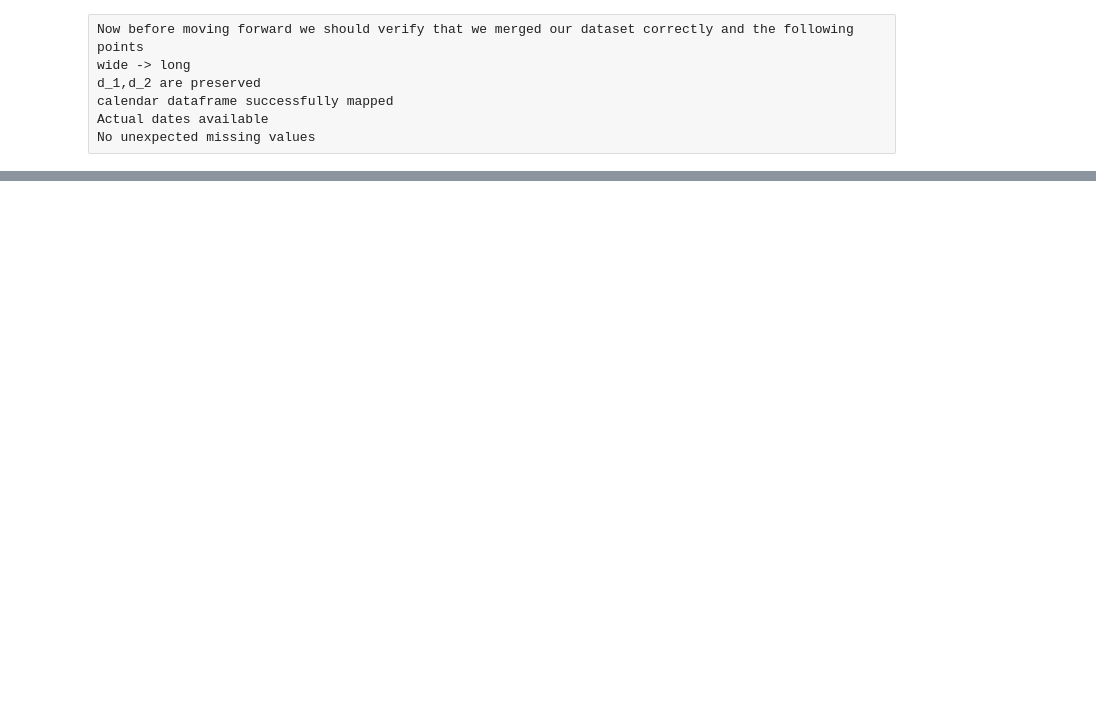
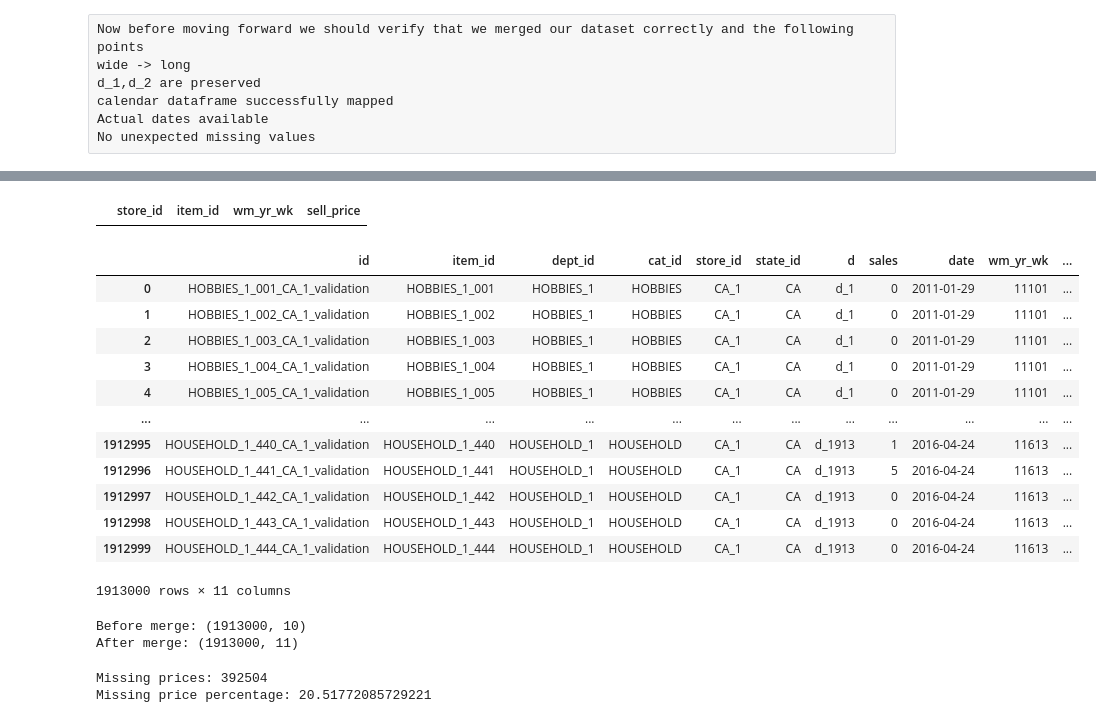
Before and after one commit to piyushmishra76/ai-supply-chain-intelligence, a Jupyter notebook: notebooks/02_data_transformation.ipynb, the cells around one changed output, grey strips where cells are left out. Drawn from its saved outputs; the diff is of its cells as text; code cells hidden in the pictures; blank space fills up the shorter version.

```diff
--- a/notebooks/02_data_transformation.ipynb
+++ b/notebooks/02_data_transformation.ipynb
@@ -154,0 +229,45 @@ sales_long[sales_long["d"]=="d_2"][["item_id", "store_id", "d", "date", "sales"]
+# %%
+prices[
+    (prices["item_id"] == "HOBBIES_1_001") &
+    (prices["store_id"] == "CA_1") &
+    (prices["wm_yr_wk"] == 11101)
+]
+# %% [output]
+|  | store_id | item_id | wm_yr_wk | sell_price |
+# %%
+test_merge = sales_long.merge(
+    prices,
+    on=["store_id", "item_id", "wm_yr_wk"],
+    how="left"
+)
+test_merge
+# %% [output]
+|  | id | item_id | dept_id | cat_id | store_id | state_id | d | sales | date | wm_yr_wk | ... |
+| 0 | HOBBIES_1_001_CA_1_validation | HOBBIES_1_001 | HOBBIES_1 | HOBBIES | CA_1 | CA | d_1 | 0 | 2011-01-29 | 11101 | ... |
+| 1 | HOBBIES_1_002_CA_1_validation | HOBBIES_1_002 | HOBBIES_1 | HOBBIES | CA_1 | CA | d_1 | 0 | 2011-01-29 | 11101 | ... |
+| 2 | HOBBIES_1_003_CA_1_validation | HOBBIES_1_003 | HOBBIES_1 | HOBBIES | CA_1 | CA | d_1 | 0 | 2011-01-29 | 11101 | ... |
+| 3 | HOBBIES_1_004_CA_1_validation | HOBBIES_1_004 | HOBBIES_1 | HOBBIES | CA_1 | CA | d_1 | 0 | 2011-01-29 | 11101 | ... |
+| 4 | HOBBIES_1_005_CA_1_validation | HOBBIES_1_005 | HOBBIES_1 | HOBBIES | CA_1 | CA | d_1 | 0 | 2011-01-29 | 11101 | ... |
+| ... | ... | ... | ... | ... | ... | ... | ... | ... | ... | ... | ... |
+| 1912995 | HOUSEHOLD_1_440_CA_1_validation | HOUSEHOLD_1_440 | HOUSEHOLD_1 | HOUSEHOLD | CA_1 | CA | d_1913 | 1 | 2016-04-24 | 11613 | ... |
+| 1912996 | HOUSEHOLD_1_441_CA_1_validation | HOUSEHOLD_1_441 | HOUSEHOLD_1 | HOUSEHOLD | CA_1 | CA | d_1913 | 5 | 2016-04-24 | 11613 | ... |
+| 1912997 | HOUSEHOLD_1_442_CA_1_validation | HOUSEHOLD_1_442 | HOUSEHOLD_1 | HOUSEHOLD | CA_1 | CA | d_1913 | 0 | 2016-04-24 | 11613 | ... |
+| 1912998 | HOUSEHOLD_1_443_CA_1_validation | HOUSEHOLD_1_443 | HOUSEHOLD_1 | HOUSEHOLD | CA_1 | CA | d_1913 | 0 | 2016-04-24 | 11613 | ... |
+| 1912999 | HOUSEHOLD_1_444_CA_1_validation | HOUSEHOLD_1_444 | HOUSEHOLD_1 | HOUSEHOLD | CA_1 | CA | d_1913 | 0 | 2016-04-24 | 11613 | ... |
+1913000 rows × 11 columns
+# %%
+print("Before merge:", sales_long.shape)
+print("After merge:", test_merge.shape)
+# %% [output]
+Before merge: (1913000, 10)
+After merge: (1913000, 11)
+# %%
+print("Missing prices:", test_merge["sell_price"].isna().sum())
+
+print(
+    "Missing price percentage:",
+    test_merge["sell_price"].isna().mean() * 100
+)
+# %% [output]
+Missing prices: 392504
+Missing price percentage: 20.51772085729221
```
Also changed, not shown: parts of 39 cells of this notebook, 3 other files.
